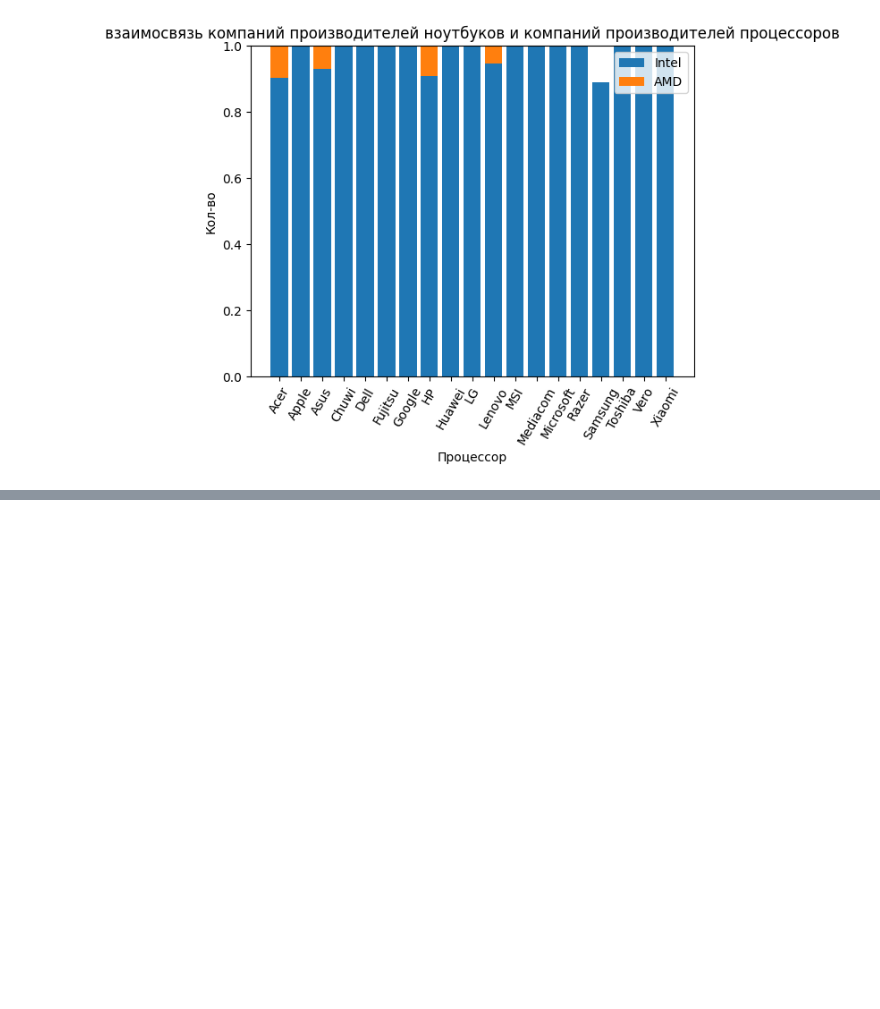
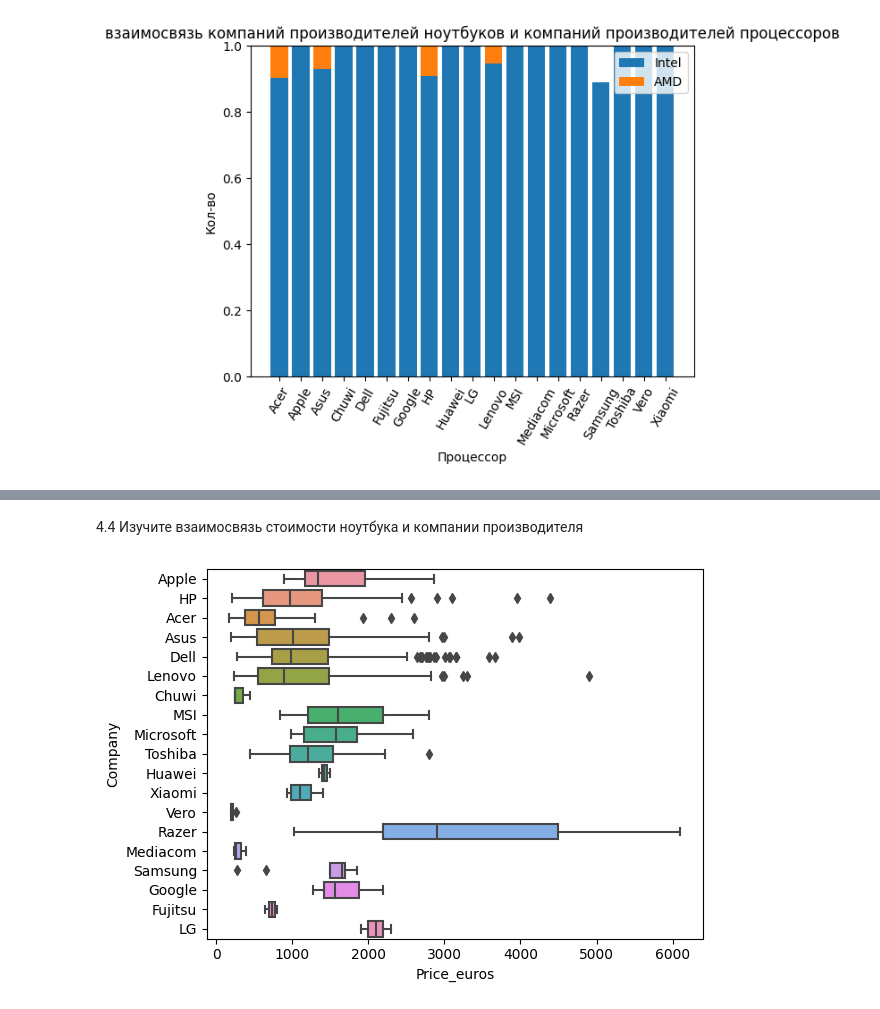
Before and after one commit to sacredsliver/python_analyst, a Jupyter notebook: Sem4/1.ipynb, the cells around one changed output, grey strips where cells are left out. Saved outputs shown, nothing was run; the diff lists cells and outputs as text; code cells hidden in the pictures; blank space fills up the shorter version.

```diff
--- a/Sem4/1.ipynb
+++ b/Sem4/1.ipynb
@@ -208,0 +254,7 @@ plt.xticks(data5['Company'], rotation = 60);
+# %% [markdown]
+4.4 Изучите взаимосвязь стоимости ноутбука и компании производителя
+# %%
+sns.boxplot(x=df['Price_euros'], y=df['Company']);
+#plt.xticks(df['Company'], rotation = 60)
+# %% [output]
+[figure, added]
```
Also changed, not shown: parts of 10 cells of this notebook.
